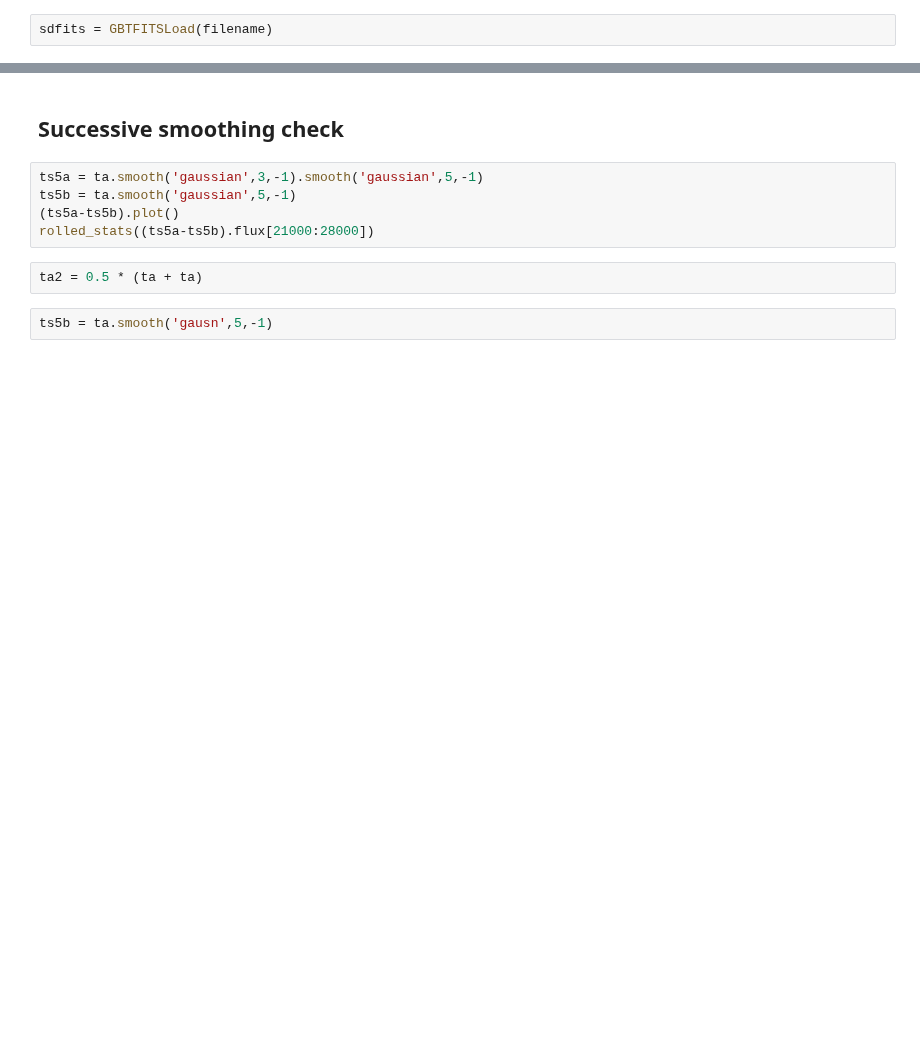
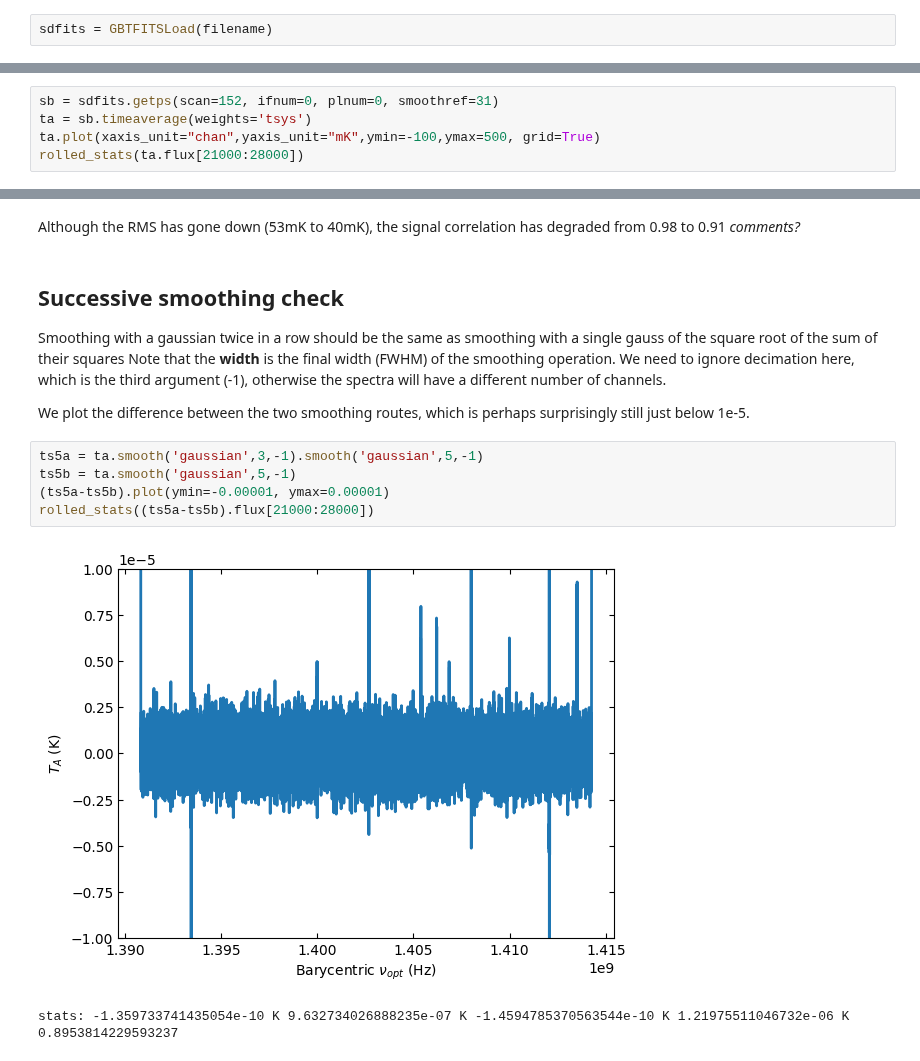
Before and after one commit to GreenBankObservatory/dysh, a Jupyter notebook: notebooks/examples/smoothing.ipynb, the cells around one changed output, grey strips where cells are left out. Cells and saved outputs as stored; diff of their text form; blank space fills up the shorter version.

```diff
--- a/notebooks/examples/smoothing.ipynb
+++ b/notebooks/examples/smoothing.ipynb
@@ -57,0 +96,5 @@ print(ts2._meta['CDELT1'])
+# %%
+sb = sdfits.getps(scan=152, ifnum=0, plnum=0, smoothref=31)
+ta = sb.timeaverage(weights='tsys')
+ta.plot(xaxis_unit="chan",yaxis_unit="mK",ymin=-100,ymax=500, grid=True)
+rolled_stats(ta.flux[21000:28000])
@@ -58,11 +117,17 @@ print(ts2._meta['CDELT1'])
+# %% [markdown]
+Although the RMS has gone down (53mK to 40mK), the signal correlation has degraded from 0.98 to 0.91
+*comments?*
 # %% [markdown]
 ## Successive smoothing check
+
+Smoothing with a gaussian twice in a row should be the same as smoothing with a single gauss of the square root of the sum of their squares   Note that the **width** is the final width (FWHM) of the smoothing operation. We need to ignore decimation here, which is the third argument (-1), otherwise the spectra will have a different number of channels.
+
+We plot the difference between the two smoothing routes, which is perhaps surprisingly still just below 1e-5.
 # %%
 ts5a = ta.smooth('gaussian',3,-1).smooth('gaussian',5,-1)
 ts5b = ta.smooth('gaussian',5,-1)
-(ts5a-ts5b).plot()
+(ts5a-ts5b).plot(ymin=-0.00001, ymax=0.00001)
 rolled_stats((ts5a-ts5b).flux[21000:28000])
+# %% [output]
+[figure, added]
+stats: -1.359733741435054e-10 K 9.632734026888235e-07 K -1.4594785370563544e-10 K 1.21975511046732e-06 K 0.8953814229593237
-# %%
-ta2 = 0.5 * (ta + ta)
-# %%
-ts5b = ta.smooth('gausn',5,-1)
```
Also changed, not shown: parts of 15 cells of this notebook.
